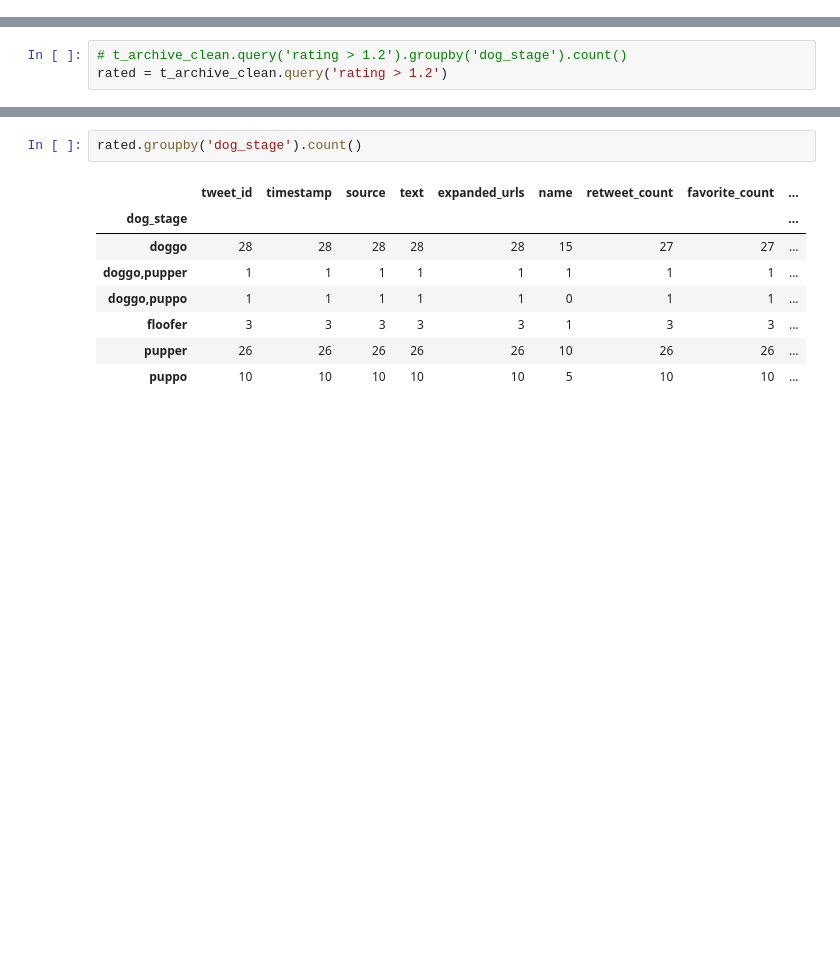
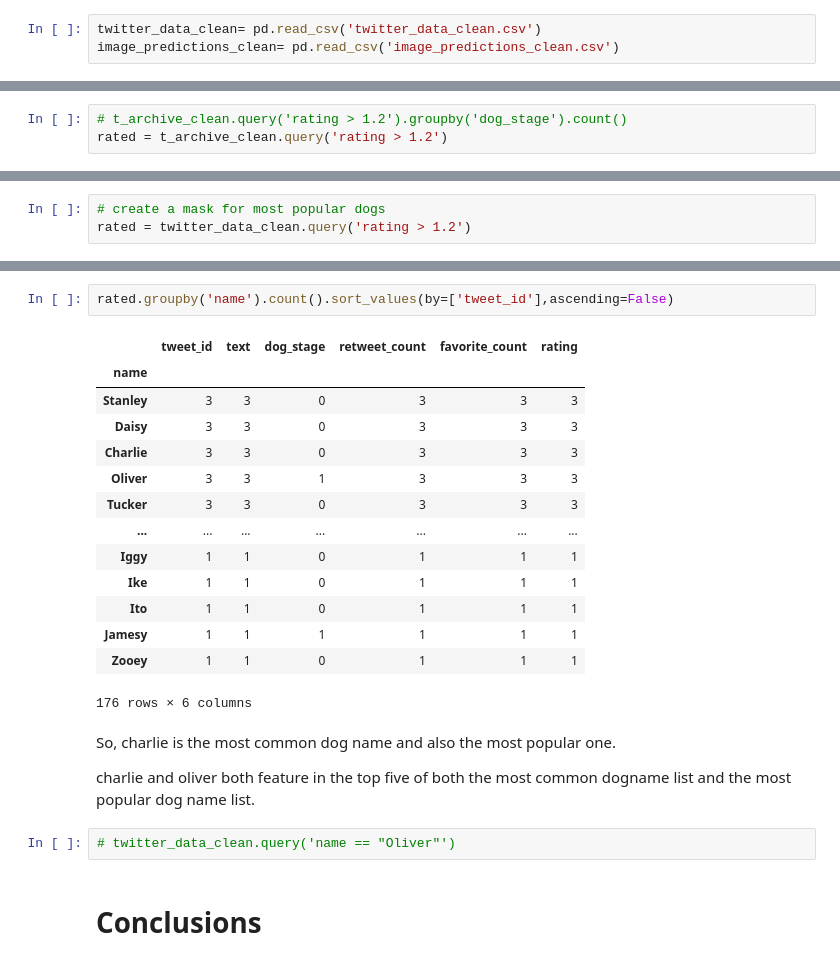
Before and after one commit to SidraEffendi/data-wrangling, a Jupyter notebook: wrangle_act.ipynb, the cells around one changed output, grey strips where cells are left out. Saved outputs shown, nothing was run; the diff lists cells and outputs as text; blank space fills up the shorter version.

```diff
--- a/wrangle_act.ipynb
+++ b/wrangle_act.ipynb
@@ -944,4 +970,7 @@ t_archive_clean.describe()
 present = t_archive_clean.dog_stage != np.nan
 #mask for patients who did not show up, i.e. no_show == "Yes"
 # absent=df.no_show == 0
+# %%
+twitter_data_clean= pd.read_csv('twitter_data_clean.csv')
+image_predictions_clean= pd.read_csv('image_predictions_clean.csv')
 # %% [markdown]
@@ -1032,0 +1065,3 @@ liked.groupby('dog_stage').count()
+# %%
+# create a mask for most popular dogs
+rated = twitter_data_clean.query('rating > 1.2')
@@ -1033,11 +1079,27 @@ liked.groupby('dog_stage').count()
 # %%
-rated.groupby('dog_stage').count()
+rated.groupby('name').count().sort_values(by=['tweet_id'],ascending=False)
 # %% [output]
-|  | tweet_id | timestamp | source | text | expanded_urls | name | retweet_count | favorite_count | ... |
-| dog_stage |  |  |  |  |  |  |  |  | ... |
-| doggo | 28 | 28 | 28 | 28 | 28 | 15 | 27 | 27 | ... |
-| doggo,pupper | 1 | 1 | 1 | 1 | 1 | 1 | 1 | 1 | ... |
-| doggo,puppo | 1 | 1 | 1 | 1 | 1 | 0 | 1 | 1 | ... |
-| floofer | 3 | 3 | 3 | 3 | 3 | 1 | 3 | 3 | ... |
-| pupper | 26 | 26 | 26 | 26 | 26 | 10 | 26 | 26 | ... |
-| puppo | 10 | 10 | 10 | 10 | 10 | 5 | 10 | 10 | ... |
+|  | tweet_id | text | dog_stage | retweet_count | favorite_count | rating |
+| name |  |  |  |  |  |  |
+| Stanley | 3 | 3 | 0 | 3 | 3 | 3 |
+| Daisy | 3 | 3 | 0 | 3 | 3 | 3 |
+| Charlie | 3 | 3 | 0 | 3 | 3 | 3 |
+| Oliver | 3 | 3 | 1 | 3 | 3 | 3 |
+| Tucker | 3 | 3 | 0 | 3 | 3 | 3 |
+| ... | ... | ... | ... | ... | ... | ... |
+| Iggy | 1 | 1 | 0 | 1 | 1 | 1 |
+| Ike | 1 | 1 | 0 | 1 | 1 | 1 |
+| Ito | 1 | 1 | 0 | 1 | 1 | 1 |
+| Jamesy | 1 | 1 | 1 | 1 | 1 | 1 |
+| Zooey | 1 | 1 | 0 | 1 | 1 | 1 |
+176 rows × 6 columns
+# %% [markdown]
+So, charlie is the most common dog name and also the most popular one.
+
+
+charlie and oliver both feature in the top five of both the most common dogname list and the most popular dog name list.
+# %%
+# twitter_data_clean.query('name == "Oliver"')
+# %% [markdown]
+<a id='conclusions'></a>
+# Conclusions
```
Also changed, not shown: parts of 48 cells of this notebook.
